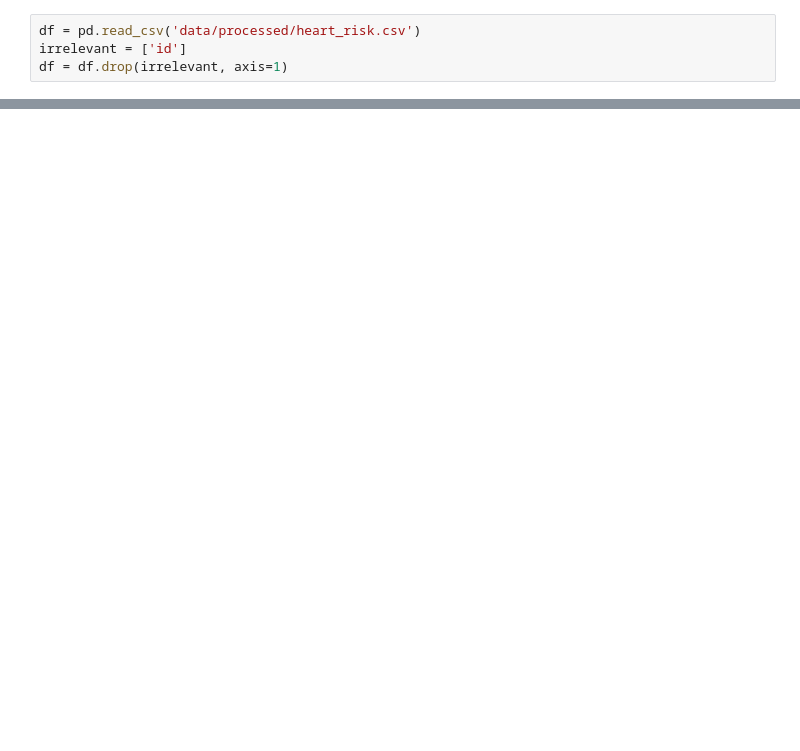
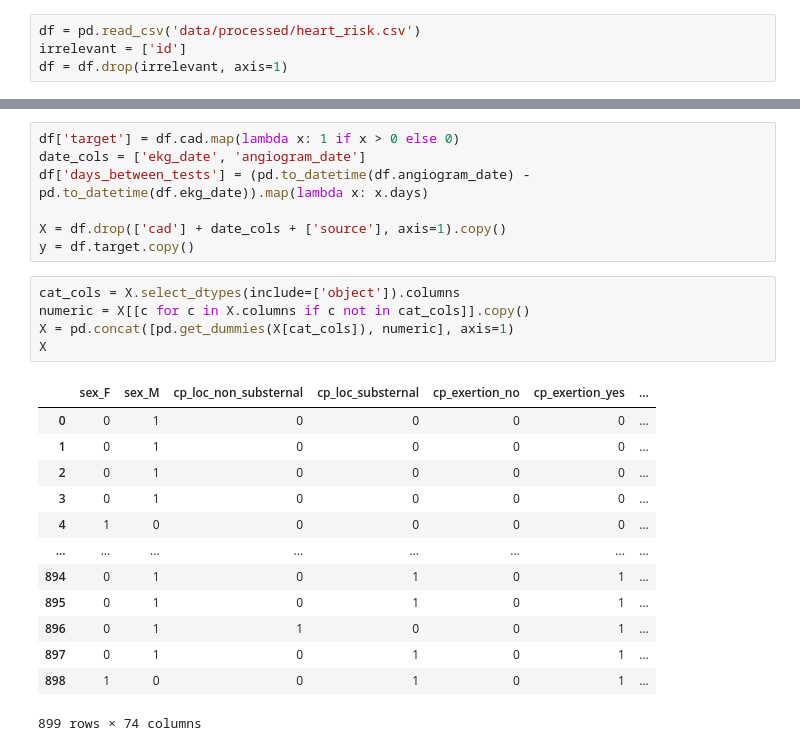
Before and after one commit to guischmitd/heart_attack_analysis, a Jupyter notebook: key_indicators.ipynb, the cells around one changed output, grey strips where cells are left out. Saved outputs shown, nothing was run; the diff lists cells and outputs as text; blank space fills up the shorter version.

```diff
--- a/key_indicators.ipynb
+++ b/key_indicators.ipynb
@@ -131,0 +115,26 @@ df.drop(df.isna().mean()[df.isna().mean() >= .75].index, axis=1)
+# %%
+df['target'] = df.cad.map(lambda x: 1 if x > 0 else 0)
+date_cols = ['ekg_date', 'angiogram_date']
+df['days_between_tests'] = (pd.to_datetime(df.angiogram_date) - pd.to_datetime(df.ekg_date)).map(lambda x: x.days)
+
+X = df.drop(['cad'] + date_cols + ['source'], axis=1).copy()
+y = df.target.copy()
+# %%
+cat_cols = X.select_dtypes(include=['object']).columns
+numeric = X[[c for c in X.columns if c not in cat_cols]].copy()
+X = pd.concat([pd.get_dummies(X[cat_cols]), numeric], axis=1)
+X
+# %% [output]
+|  | sex_F | sex_M | cp_loc_non_substernal | cp_loc_substernal | cp_exertion_no | cp_exertion_yes | ... |
+| 0 | 0 | 1 | 0 | 0 | 0 | 0 | ... |
+| 1 | 0 | 1 | 0 | 0 | 0 | 0 | ... |
+| 2 | 0 | 1 | 0 | 0 | 0 | 0 | ... |
+| 3 | 0 | 1 | 0 | 0 | 0 | 0 | ... |
+| 4 | 1 | 0 | 0 | 0 | 0 | 0 | ... |
+| ... | ... | ... | ... | ... | ... | ... | ... |
+| 894 | 0 | 1 | 0 | 1 | 0 | 1 | ... |
+| 895 | 0 | 1 | 0 | 1 | 0 | 1 | ... |
+| 896 | 0 | 1 | 1 | 0 | 0 | 1 | ... |
+| 897 | 0 | 1 | 0 | 1 | 0 | 1 | ... |
+| 898 | 1 | 0 | 0 | 1 | 0 | 1 | ... |
+899 rows × 74 columns
```
Also changed, not shown: parts of 21 cells of this notebook, 6 other files.
